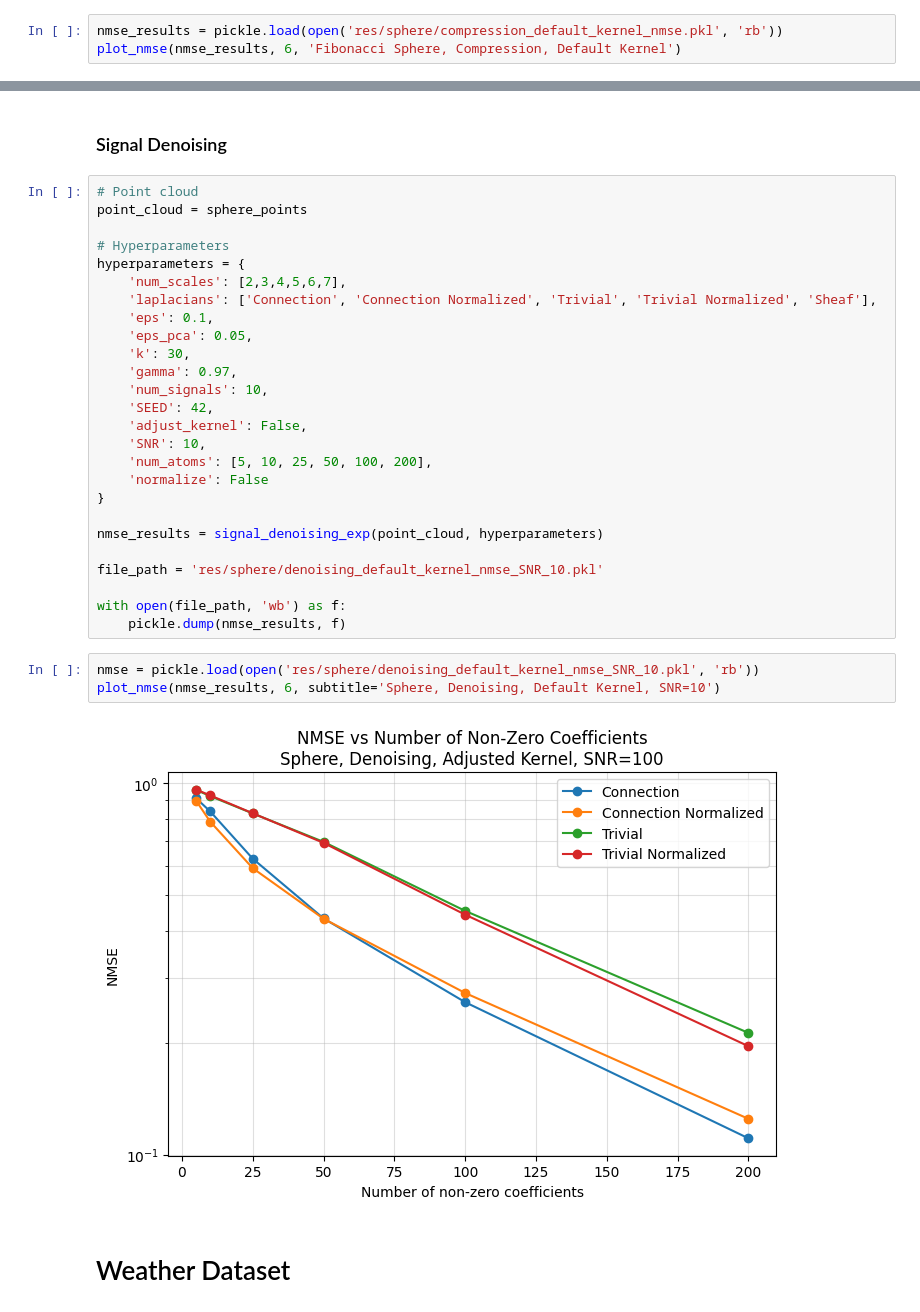
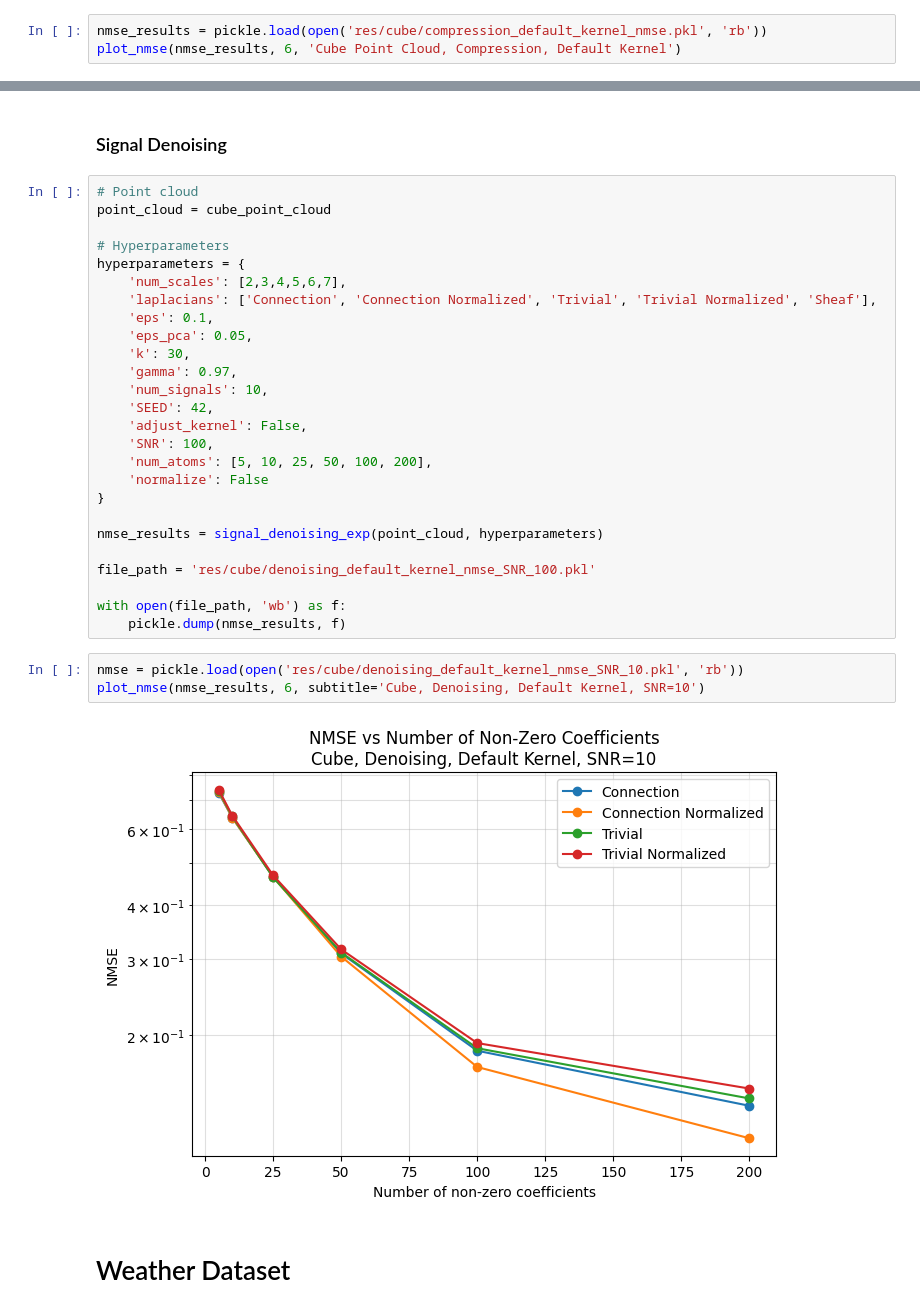
Before and after one commit to gmaurer08/sheaf-signal-processing, a Jupyter notebook: main.ipynb, the cells around one changed output, grey strips where cells are left out. Saved outputs shown, nothing was run; the diff lists cells and outputs as text.

Commit message:
results

```diff
--- a/main.ipynb
+++ b/main.ipynb
@@ -110,15 +110,15 @@ file_path = 'res/sphere/compression_default_kernel_nmse.pkl'
 with open(file_path, 'wb') as f:
     pickle.dump(nmse_results, f)
 # %%
-nmse_results = pickle.load(open('res/sphere/compression_default_kernel_nmse.pkl', 'rb'))
-plot_nmse(nmse_results, 6, 'Fibonacci Sphere, Compression, Default Kernel')
+nmse_results = pickle.load(open('res/cube/compression_default_kernel_nmse.pkl', 'rb'))
+plot_nmse(nmse_results, 6, 'Cube Point Cloud, Compression, Default Kernel')
 # %% [output]
 [figure]
 # %% [markdown]
 ### Signal Denoising
 # %%
 # Point cloud
-point_cloud = sphere_points
+point_cloud = cube_point_cloud
 
 # Hyperparameters
 hyperparameters = {
@@ -131,22 +131,22 @@ hyperparameters = {
     'num_signals': 10,
     'SEED': 42,
     'adjust_kernel': False,
-    'SNR': 10,
+    'SNR': 100,
     'num_atoms': [5, 10, 25, 50, 100, 200],
     'normalize': False
 }
 
 nmse_results = signal_denoising_exp(point_cloud, hyperparameters)
 
-file_path = 'res/sphere/denoising_default_kernel_nmse_SNR_10.pkl'
+file_path = 'res/cube/denoising_default_kernel_nmse_SNR_100.pkl'
 
 with open(file_path, 'wb') as f:
     pickle.dump(nmse_results, f)
 # %%
-nmse = pickle.load(open('res/sphere/denoising_default_kernel_nmse_SNR_10.pkl', 'rb'))
-plot_nmse(nmse_results, 6, subtitle='Sphere, Denoising, Default Kernel, SNR=10')
+nmse = pickle.load(open('res/cube/denoising_default_kernel_nmse_SNR_10.pkl', 'rb'))
+plot_nmse(nmse_results, 6, subtitle='Cube, Denoising, Default Kernel, SNR=10')
 # %% [output]
-[figure, old version]
+[figure, new version]
 # %% [markdown]
 # Weather Dataset
 # %% [markdown]
```
Also changed, not shown: parts of 8 cells of this notebook, 1 other file.
